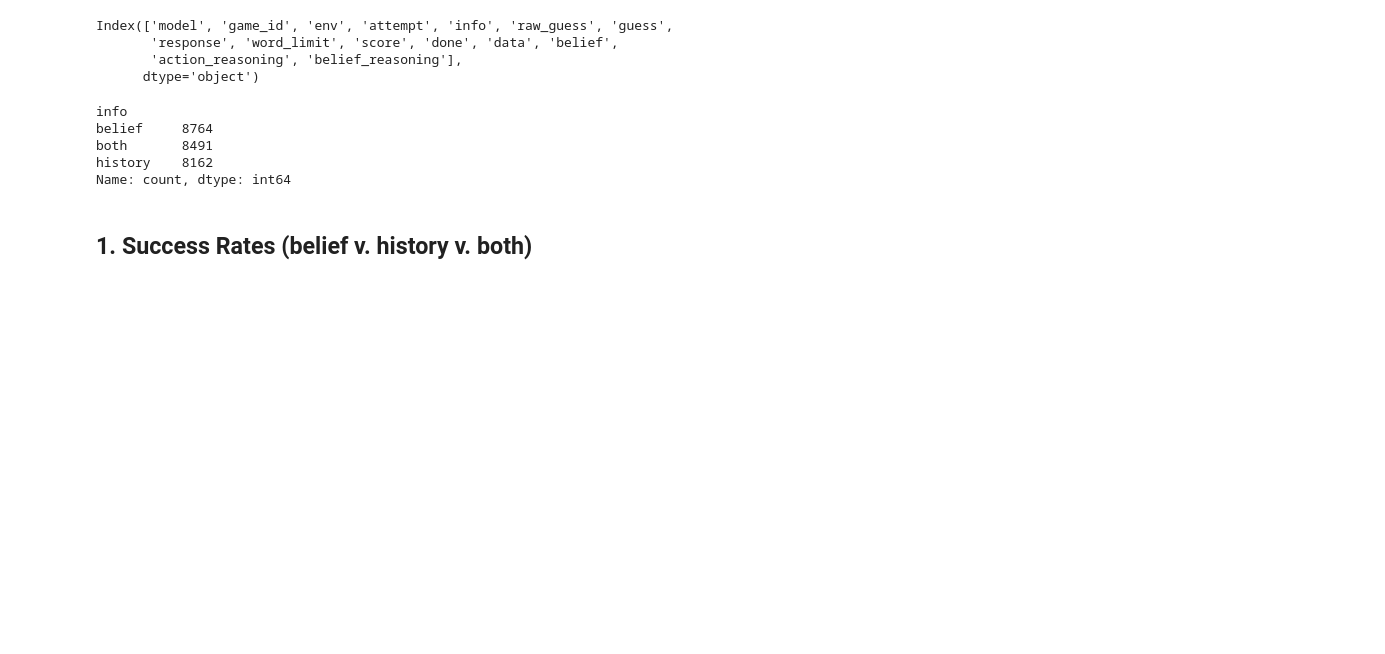
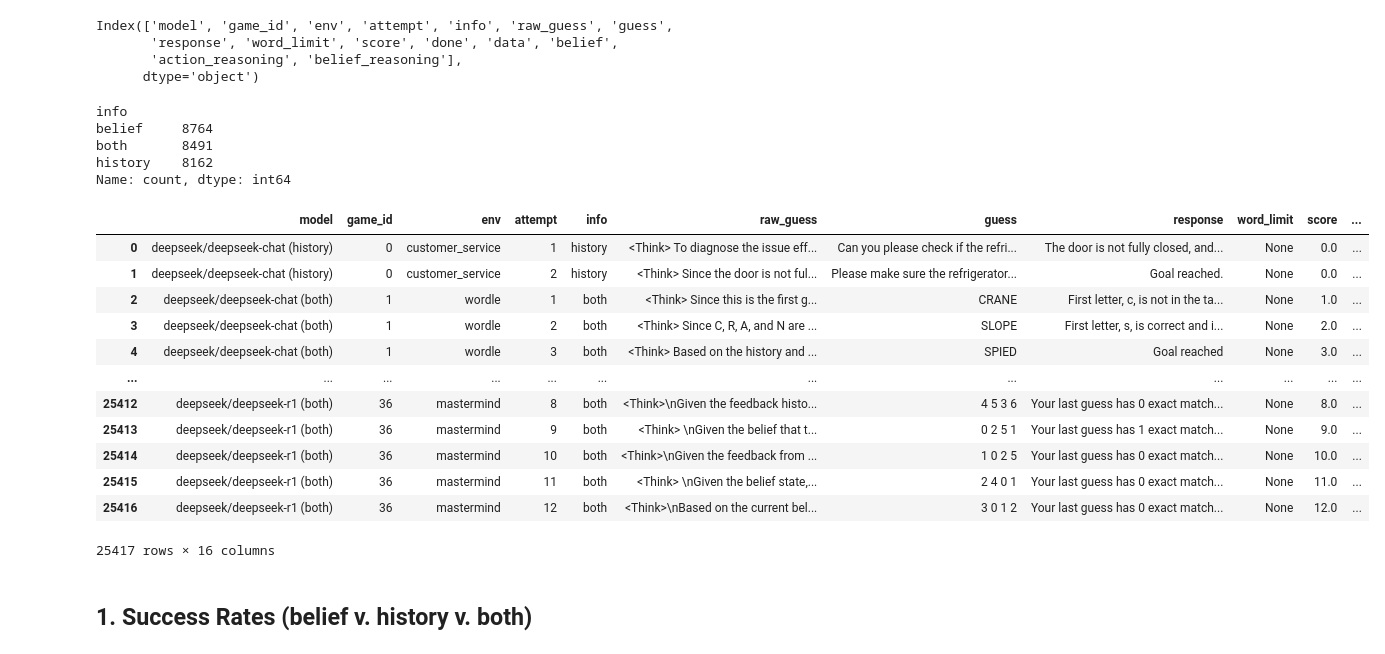
Before and after one commit to jakob-bjorner/verl, a Jupyter notebook: frontier_baselines/paprika_frontier_llms.ipynb, the cells around one changed output. Cells and saved outputs as stored; diff of their text form; code cells hidden in the pictures; blank space fills up the shorter version.

```diff
--- a/frontier_baselines/paprika_frontier_llms.ipynb
+++ b/frontier_baselines/paprika_frontier_llms.ipynb
@@ -290,6 +290,22 @@ Name: count, dtype: int64
 df['model_info'] = df['model'].astype(str) + ' (' + df['info'].astype(str) + ')'
 # %%
 df['model'] = df['model_info']
+# %%
+df
+# %% [output]
+|  | model | game_id | env | attempt | info | raw_guess | guess | response | word_limit | score | ... |
+| 0 | deepseek/deepseek-chat (history) | 0 | customer_service | 1 | history | <Think> To diagnose the issue eff... | Can you please check if the refri... | The door is not fully closed, and... | None | 0.0 | ... |
+| 1 | deepseek/deepseek-chat (history) | 0 | customer_service | 2 | history | <Think> Since the door is not ful... | Please make sure the refrigerator... | Goal reached. | None | 0.0 | ... |
+| 2 | deepseek/deepseek-chat (both) | 1 | wordle | 1 | both | <Think> Since this is the first g... | CRANE | First letter, c, is not in the ta... | None | 1.0 | ... |
+| 3 | deepseek/deepseek-chat (both) | 1 | wordle | 2 | both | <Think> Since C, R, A, and N are ... | SLOPE | First letter, s, is correct and i... | None | 2.0 | ... |
+| 4 | deepseek/deepseek-chat (both) | 1 | wordle | 3 | both | <Think> Based on the history and ... | SPIED | Goal reached | None | 3.0 | ... |
+| ... | ... | ... | ... | ... | ... | ... | ... | ... | ... | ... | ... |
+| 25412 | deepseek/deepseek-r1 (both) | 36 | mastermind | 8 | both | <Think>\nGiven the feedback histo... | 4 5 3 6 | Your last guess has 0 exact match... | None | 8.0 | ... |
+| 25413 | deepseek/deepseek-r1 (both) | 36 | mastermind | 9 | both | <Think> \nGiven the belief that t... | 0 2 5 1 | Your last guess has 1 exact match... | None | 9.0 | ... |
+| 25414 | deepseek/deepseek-r1 (both) | 36 | mastermind | 10 | both | <Think>\nGiven the feedback from ... | 1 0 2 5 | Your last guess has 0 exact match... | None | 10.0 | ... |
+| 25415 | deepseek/deepseek-r1 (both) | 36 | mastermind | 11 | both | <Think> \nGiven the belief state,... | 2 4 0 1 | Your last guess has 0 exact match... | None | 11.0 | ... |
+| 25416 | deepseek/deepseek-r1 (both) | 36 | mastermind | 12 | both | <Think>\nBased on the current bel... | 3 0 1 2 | Your last guess has 0 exact match... | None | 12.0 | ... |
+25417 rows × 16 columns
 # %% [markdown]
 ## 1. Success Rates (belief v. history v. both)
 # %%
```
Also changed, not shown: parts of 4 cells of this notebook.
